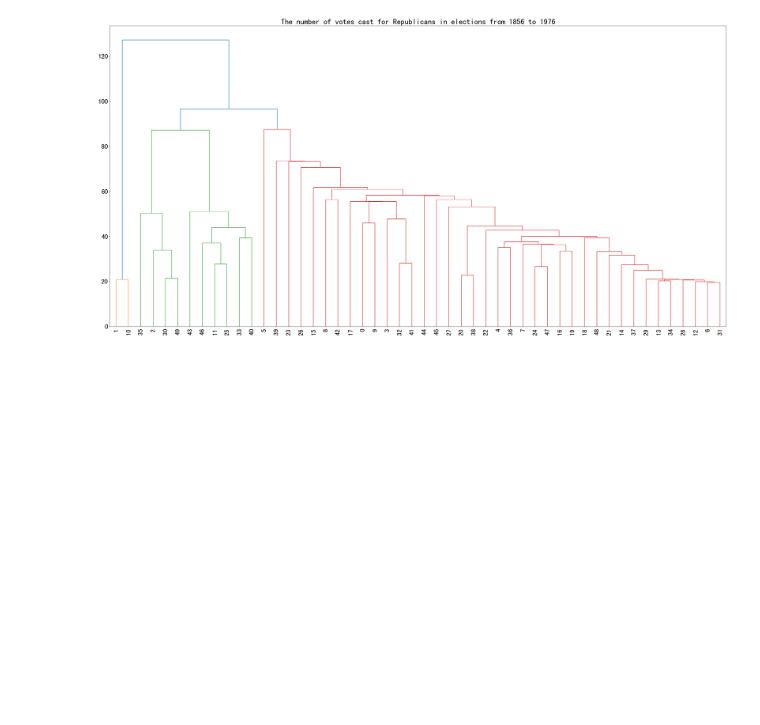
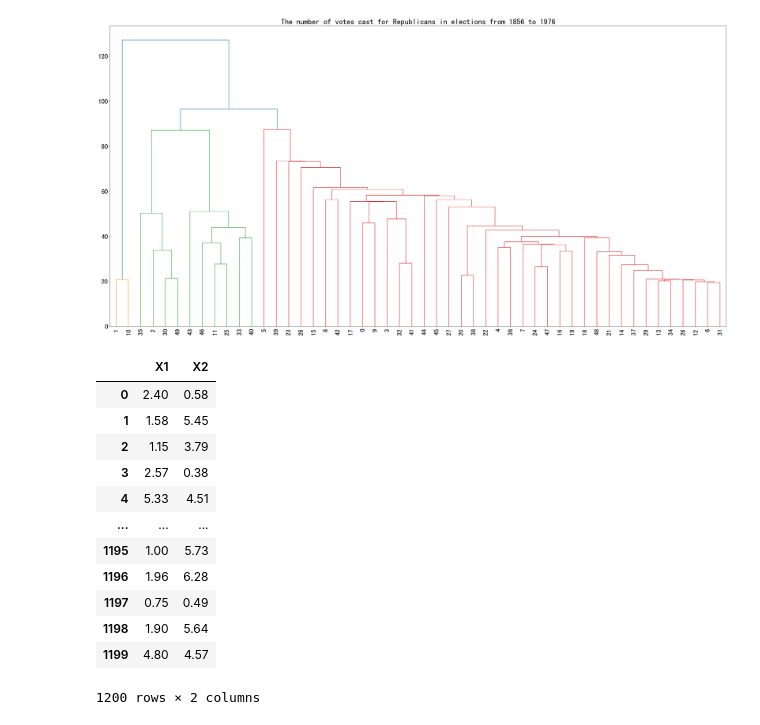
Before and after one commit to NekoSilverFox/Machine-learning, a Jupyter notebook: 125 - 聚类算法 - SPbSTU - lab3/lab3 - 聚类算法.ipynb, the cells around one changed output. Drawn from its saved outputs; the diff is of its cells as text; code cells hidden in the pictures; blank space fills up the shorter version.

```diff
--- a/125 - 聚类算法 - SPbSTU - lab3/lab3 - 聚类算法.ipynb
+++ b/125 - 聚类算法 - SPbSTU - lab3/lab3 - 聚类算法.ipynb
@@ -279,3 +279,19 @@ plt.yticks(size=24)
   Text(0, 0, ''),
   Text(0, 0, '')])
 [figure]
+# %%
+data
+# %% [output]
+|  | X1 | X2 |
+| 0 | 2.40 | 0.58 |
+| 1 | 1.58 | 5.45 |
+| 2 | 1.15 | 3.79 |
+| 3 | 2.57 | 0.38 |
+| 4 | 5.33 | 4.51 |
+| ... | ... | ... |
+| 1195 | 1.00 | 5.73 |
+| 1196 | 1.96 | 6.28 |
+| 1197 | 0.75 | 0.49 |
+| 1198 | 1.90 | 5.64 |
+| 1199 | 4.80 | 4.57 |
+1200 rows × 2 columns
```
Also changed, not shown: parts of 1 cell of this notebook, 6 other files.
